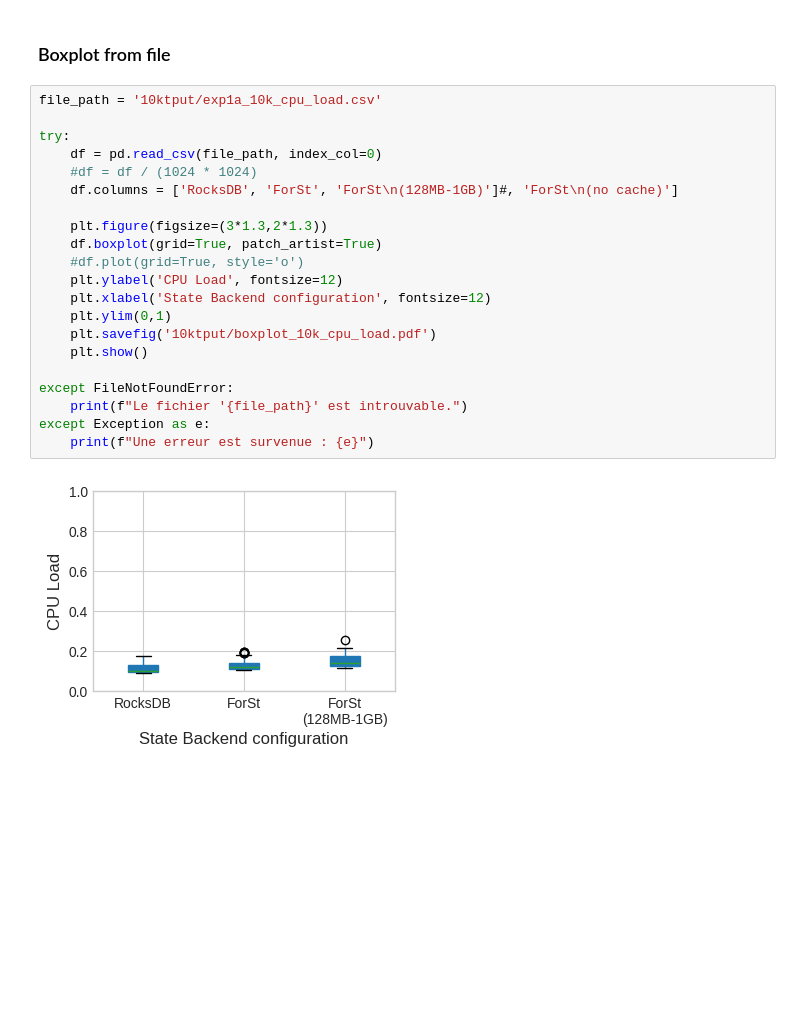
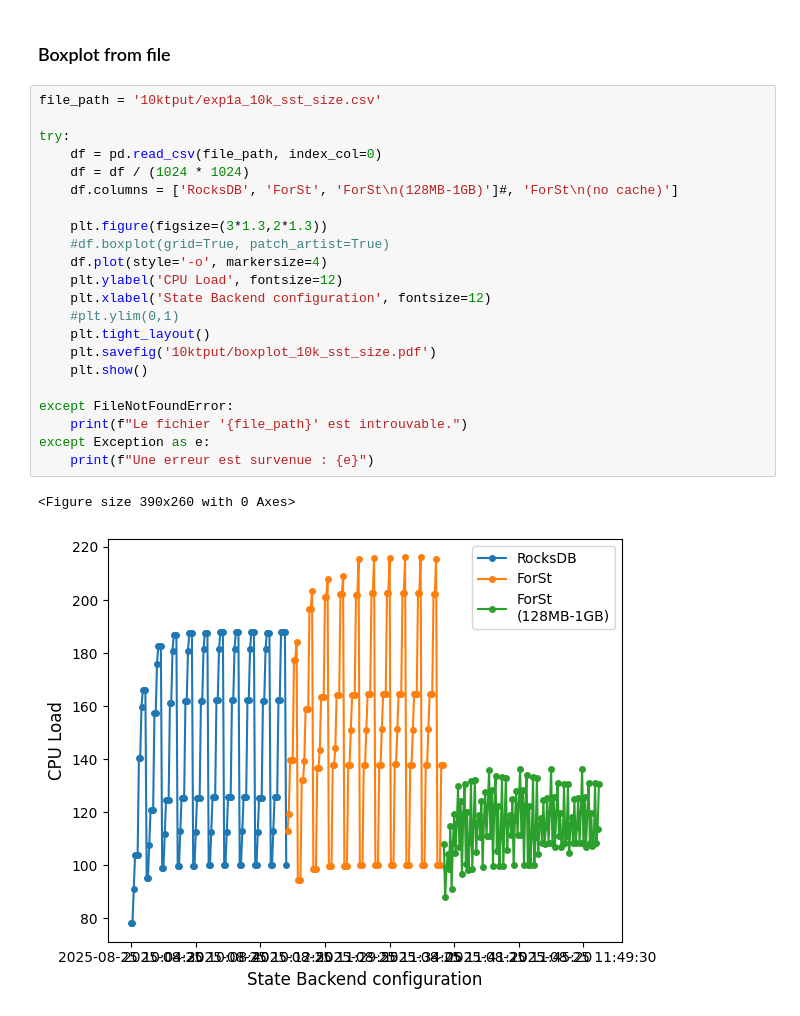
Before and after one commit to alugand/flink-justin, a Jupyter notebook: notebooks/forst/motivation/exp1a/xp1results/xp1.ipynb, the cells around one changed output. Saved outputs shown, nothing was run; the diff lists cells and outputs as text; blank space fills up the shorter version.

Commit message:
fix: plots

```diff
--- a/notebooks/forst/motivation/exp1a/xp1results/xp1.ipynb
+++ b/notebooks/forst/motivation/exp1a/xp1results/xp1.ipynb
@@ -197,28 +197,30 @@ File saved : 'xp1results/1ktput/exp1a_1k_cp_time.csv'
 # %% [markdown]
 ### Boxplot from file
 # %%
-file_path = '10ktput/exp1a_10k_cpu_load.csv'
+file_path = '10ktput/exp1a_10k_sst_size.csv'
 
 try:
     df = pd.read_csv(file_path, index_col=0)
-    #df = df / (1024 * 1024)
+    df = df / (1024 * 1024)
     df.columns = ['RocksDB', 'ForSt', 'ForSt\n(128MB-1GB)']#, 'ForSt\n(no cache)']
 
     plt.figure(figsize=(3*1.3,2*1.3))
-    df.boxplot(grid=True, patch_artist=True)
-    #df.plot(grid=True, style='o')
+    #df.boxplot(grid=True, patch_artist=True)
+    df.plot(style='-o', markersize=4)
     plt.ylabel('CPU Load', fontsize=12)
     plt.xlabel('State Backend configuration', fontsize=12)
-    plt.ylim(0,1)
-    plt.savefig('10ktput/boxplot_10k_cpu_load.pdf')
+    #plt.ylim(0,1)
+    plt.tight_layout()
+    plt.savefig('10ktput/boxplot_10k_sst_size.pdf')
     plt.show()
 
 except FileNotFoundError:
     print(f"Le fichier '{file_path}' est introuvable.")
 except Exception as e:
     print(f"Une erreur est survenue : {e}")
 # %% [output]
+<Figure size 390x260 with 0 Axes>
-[figure, old version]
+[figure, new version]
 # %%
 import pandas as pd
 import matplotlib.pyplot as plt
```
Also changed, not shown: parts of 5 cells of this notebook, 29 other files.
